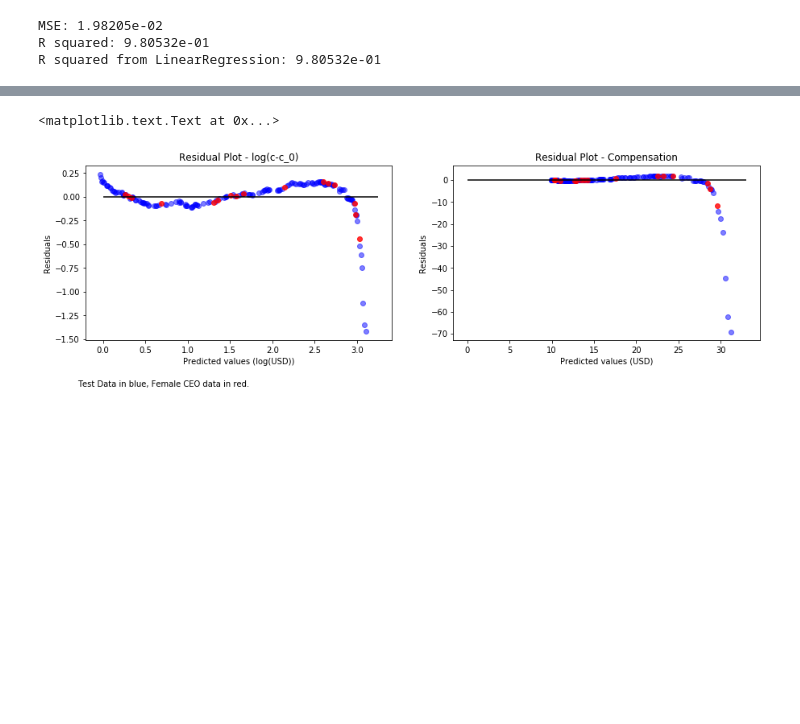
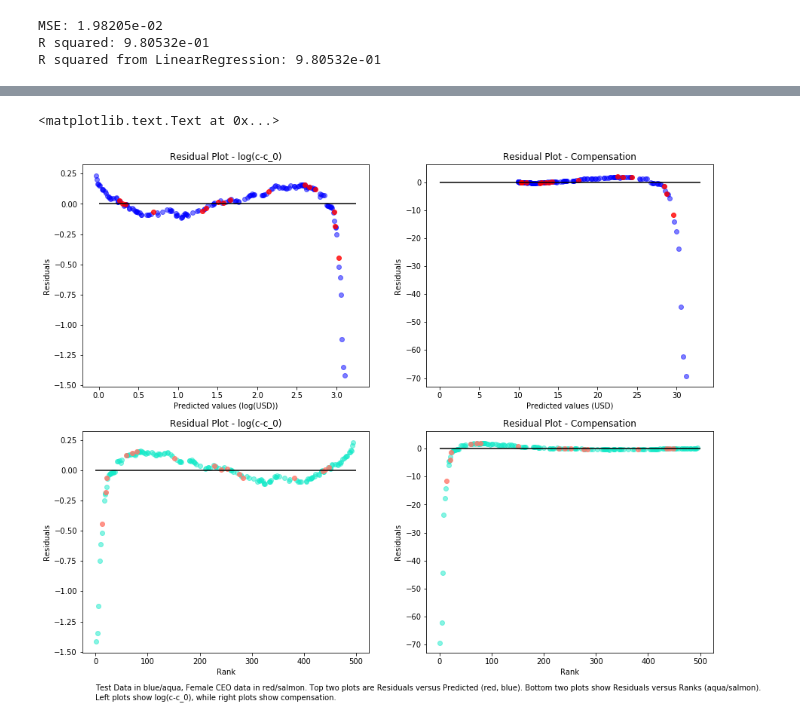
Before and after one commit to kaumaron/Data_Science, a Jupyter notebook: CEO_Compensation/CEO_Compensation.ipynb, the cells around one changed output, grey strips where cells are left out. Cells and saved outputs as stored; diff of their text form; code cells hidden in the pictures; blank space fills up the shorter version.

```diff
--- a/CEO_Compensation/CEO_Compensation.ipynb
+++ b/CEO_Compensation/CEO_Compensation.ipynb
@@ -422,37 +479,72 @@ plt.title('Residual Plot - Compensation')
 # %%
-fig = plt.figure(figsize=(15,4))
-plt.subplot(1, 2, 1)
+fig = plt.figure(figsize=(15,10))
+plt.subplots_adjust(left=0.125, bottom=0.1, right=0.9, top=1.0, wspace=0.2, hspace=0.2)
+plt.subplot(2, 2, 1)
 plt.scatter(
     lin_model.predict(X_test.values.reshape(-1,1)),
     lin_model.predict(X_test.values.reshape(-1,1)).reshape(-1,1) - y_test.values.reshape(-1,1),
     c='b', alpha=0.5)
 plt.scatter(
     lin_model.predict(ceo_pay_by_year_f['Rank'].values.reshape(-1,1)),
     lin_model.predict(
         ceo_pay_by_year_f['Rank'].values.reshape(-1,1)).reshape(-1,1) - \
             ceo_pay_by_year_f['log(Compensation)'].values.reshape(-1,1),
     c='r', alpha=0.8 )
 plt.hlines(y=0, xmin=0, xmax=3.25)
 plt.ylabel('Residuals')
 plt.xlabel('Predicted values (log(USD))')
 plt.title('Residual Plot - log(c-c_0)')
-plt.text(x=-0.3, y=-2, s='Test Data in blue, Female CEO data in red.')
 
-plt.subplot(1, 2, 2)
+plt.subplot(2, 2, 2)
 plt.scatter(
     np.exp(lin_model.predict(X_test.values.reshape(-1,1))) + base,
     np.exp(lin_model.predict(X_test.values.reshape(-1,1)).reshape(-1,1)) - np.exp(y_test.values.reshape(-1,1)),
     c='b', alpha=0.5)
 plt.scatter(
     np.exp(lin_model.predict(ceo_pay_by_year_f['Rank'].values.reshape(-1,1))) + base,
     np.exp(lin_model.predict(
         ceo_pay_by_year_f['Rank'].values.reshape(-1,1)).reshape(-1,1)) - \
             np.exp(ceo_pay_by_year_f['log(Compensation)'].values.reshape(-1,1)),
     c='r', alpha=0.8 )
 plt.hlines(y=0, xmin=0, xmax=33)
 plt.ylabel('Residuals')
 plt.xlabel('Predicted values (USD)')
 plt.title('Residual Plot - Compensation')
+
+plt.subplot(2, 2, 3)
+plt.scatter(
+    X_test.values.reshape(-1,1),
+    lin_model.predict(X_test.values.reshape(-1,1)).reshape(-1,1) - y_test.values.reshape(-1,1),
+    c='xkcd:aqua', alpha=0.5)
+plt.scatter(
+    ceo_pay_by_year_f['Rank'].values.reshape(-1,1),
+    lin_model.predict(
+        ceo_pay_by_year_f['Rank'].values.reshape(-1,1)).reshape(-1,1) - \
+            ceo_pay_by_year_f['log(Compensation)'].values.reshape(-1,1),
+    c='xkcd:salmon', alpha=0.8 )
+plt.hlines(y=0, xmin=0, xmax=500)
+plt.ylabel('Residuals')
+plt.xlabel('Rank')
+plt.title('Residual Plot - log(c-c_0)')
+plt.text(x=-0.3, y=-1.9, s='Test Data in blue/aqua, Female CEO data in red/salmon. Top two plots are Residuals \
+versus Predicted (red, blue). Bottom two plots show Residuals versus Ranks (aqua/salmon).\n\
+Left plots show log(c-c_0), while right plots show compensation.')
+
+plt.subplot(2, 2, 4)
+plt.scatter(
+    X_test.values.reshape(-1,1),
+    np.exp(lin_model.predict(X_test.values.reshape(-1,1)).reshape(-1,1)) - np.exp(y_test.values.reshape(-1,1)),
+    c='xkcd:aqua', alpha=0.5)
+plt.scatter(
+    ceo_pay_by_year_f['Rank'].values.reshape(-1,1),
+    np.exp(lin_model.predict(
+        ceo_pay_by_year_f['Rank'].values.reshape(-1,1)).reshape(-1,1)) - \
+            np.exp(ceo_pay_by_year_f['log(Compensation)'].values.reshape(-1,1)),
+    c='xkcd:salmon', alpha=0.8 )
+plt.hlines(y=0, xmin=0, xmax=500)
+plt.ylabel('Residuals')
+plt.xlabel('Rank')
+plt.title('Residual Plot - Compensation')
 # %% [output]
 <matplotlib.text.Text at 0x...>
-[figure, old version]
+[figure, new version]
```
Also changed, not shown: parts of 18 cells of this notebook.
